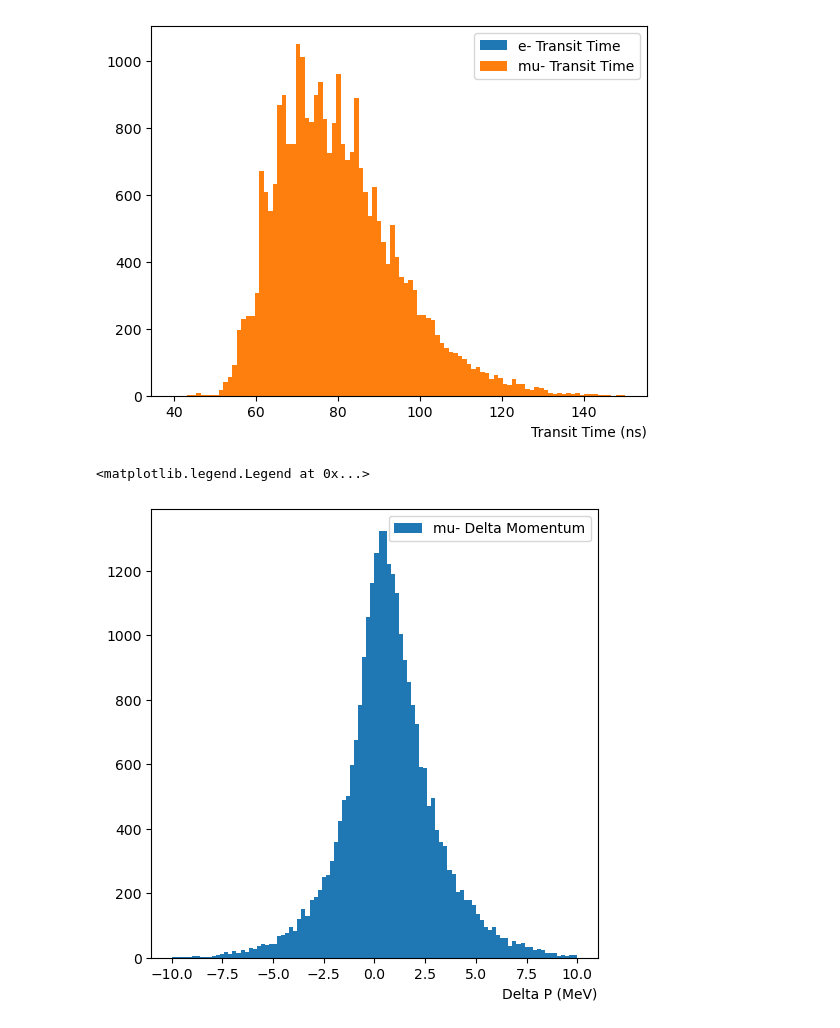
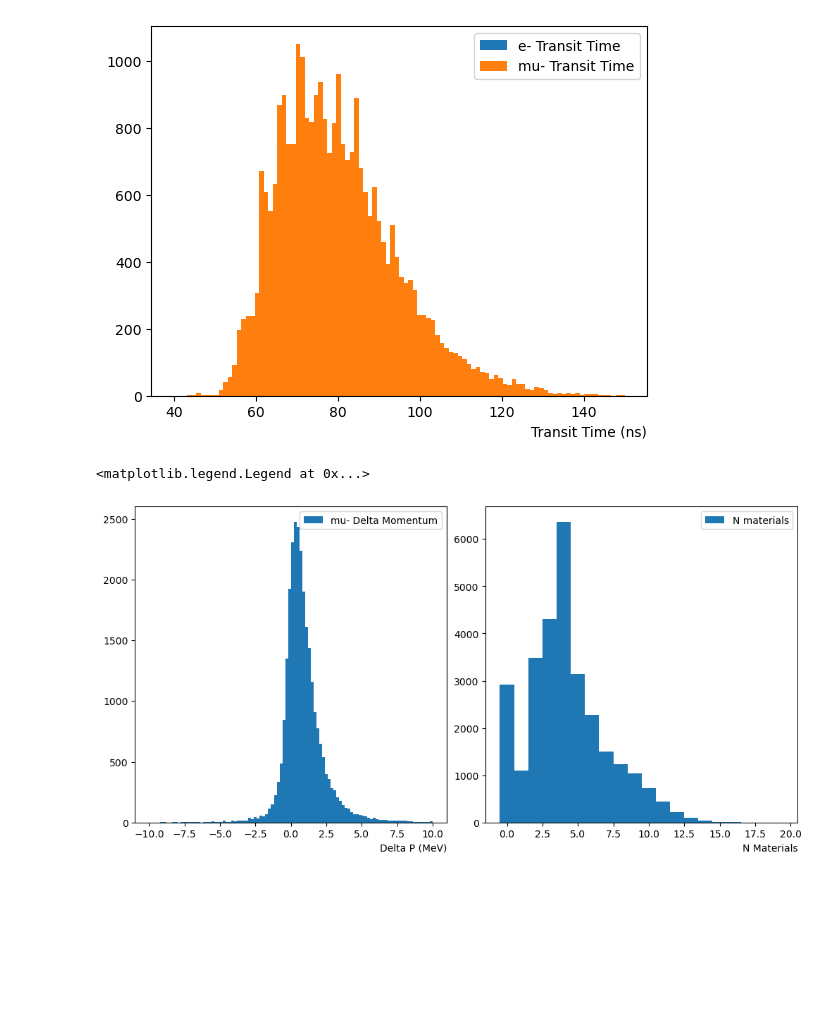
Before and after one commit to brownd1978/KKTrain, a Jupyter notebook: Reflections_mum.ipynb, the cells around one changed output. Drawn from its saved outputs; the diff is of its cells as text; code cells hidden in the pictures; blank space fills up the shorter version.

```diff
--- a/Reflections_mum.ipynb
+++ b/Reflections_mum.ipynb
@@ -208,24 +208,22 @@ plt.legend()
 # %%
 mom_diff = np.subtract(up_mom,down_mom)
 nomat = []
 for nm in nmat :
     nomat.append( nm <1 )
 nomat = np.array(nomat)
 good_mum_nomat = np.logical_and(nomat,true_mum)
 
 em_mom_diff = mom_diff[good_mum]
 em_mom_diff_nomat = mom_diff[good_mum_nomat]
 nmat_good = nmat[good_mum]
 up_mom_good = up_mom[good_mum]
-
-#fig, (ax0, ax1, ax2)  = plt.subplots(1,3,layout='constrained', figsize=(15,4))
-fig, (ax0)  = plt.subplots(1,1,layout='constrained', figsize=(5,5))
+fig, (ax0, ax1 )  = plt.subplots(1,2,layout='constrained', figsize=(10,5))
 dmom = ax0.hist(em_mom_diff,label="mu- Delta Momentum", bins=100,range=(-10,10))
-#dmom_nomat = ax0.hist(em_mom_diff_nomat,label="mu- Delta Momentum (No Material)", bins=50,range=(-10,10))
 ax0.set_xlabel("Delta P (MeV)",loc='right')
 ax0.legend()
-#dmom_v_nmat = ax1.hist2d(nmat_good,em_mom_diff,bins=(15,50),range=([0,15],[-5,5]),norm=mpl.colors.LogNorm())
-#dmom_v_mom = ax2.hist2d(up_mom_good,em_mom_diff,bins=(20,50),range=([40,200],[-5,5]),norm=mpl.colors.LogNorm())
+ax1.hist(nmat,label="N materials",bins=20,range=(-0.5,19.5))
+ax1.set_xlabel("N Materials",loc='right')
+ax1.legend()
 # %% [output]
 <matplotlib.legend.Legend at 0x...>
-[figure, old version]
+[figure, new version]
```
Also changed, not shown: parts of 2 cells of this notebook, 1 other file.
